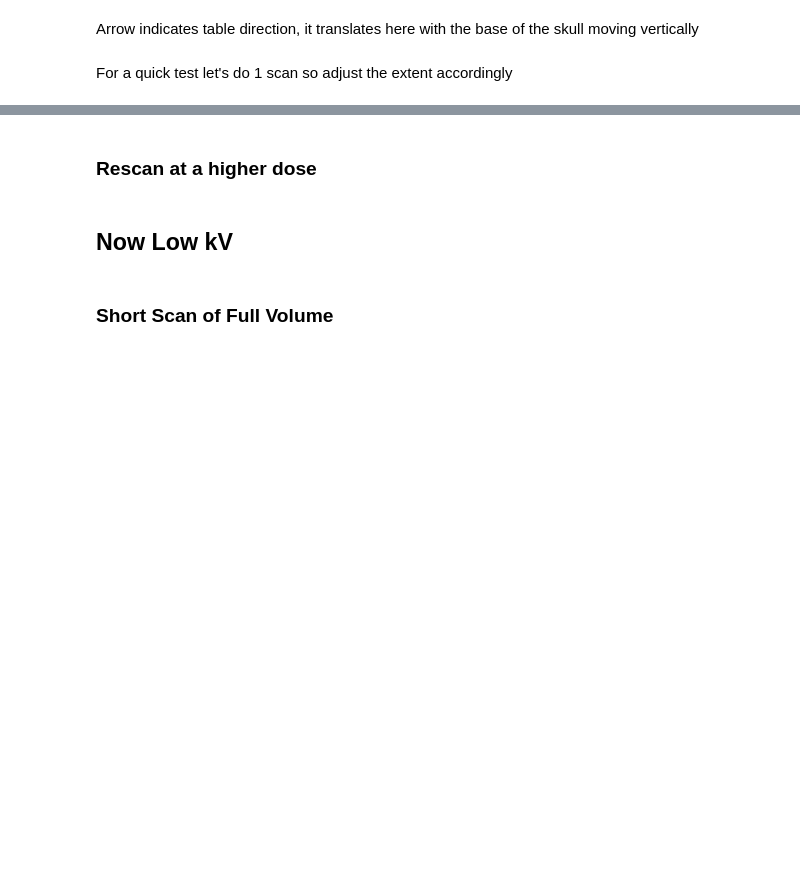
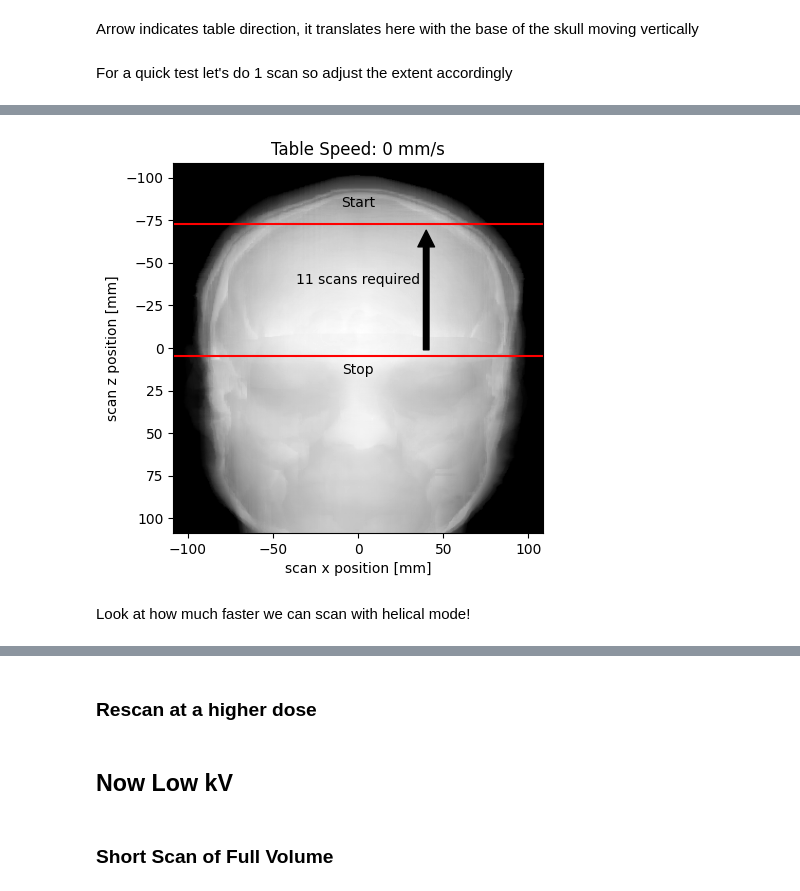
Before and after one commit to brandonjnelsonFDA/PedSilicoICH, a Jupyter notebook: notebooks/ct_head_simulations.ipynb, the cells around one changed output, grey strips where cells are left out. Drawn from its saved outputs; the diff is of its cells as text; code cells hidden in the pictures; blank space fills up the shorter version.

```diff
--- a/notebooks/ct_head_simulations.ipynb
+++ b/notebooks/ct_head_simulations.ipynb
@@ -340,0 +341,6 @@ ctobj_lesion.scout_view(startZ=-50, endZ=-44, slice_thickness=5)
+# %%
+ctobj_lesion.scout_view(startZ=-75, endZ=1, table_speed=0)
+# %% [output]
+[figure, added]
+# %% [markdown]
+Look at how much faster we can scan with helical mode!
```
Also changed, not shown: parts of 46 cells of this notebook, 2 other files.
